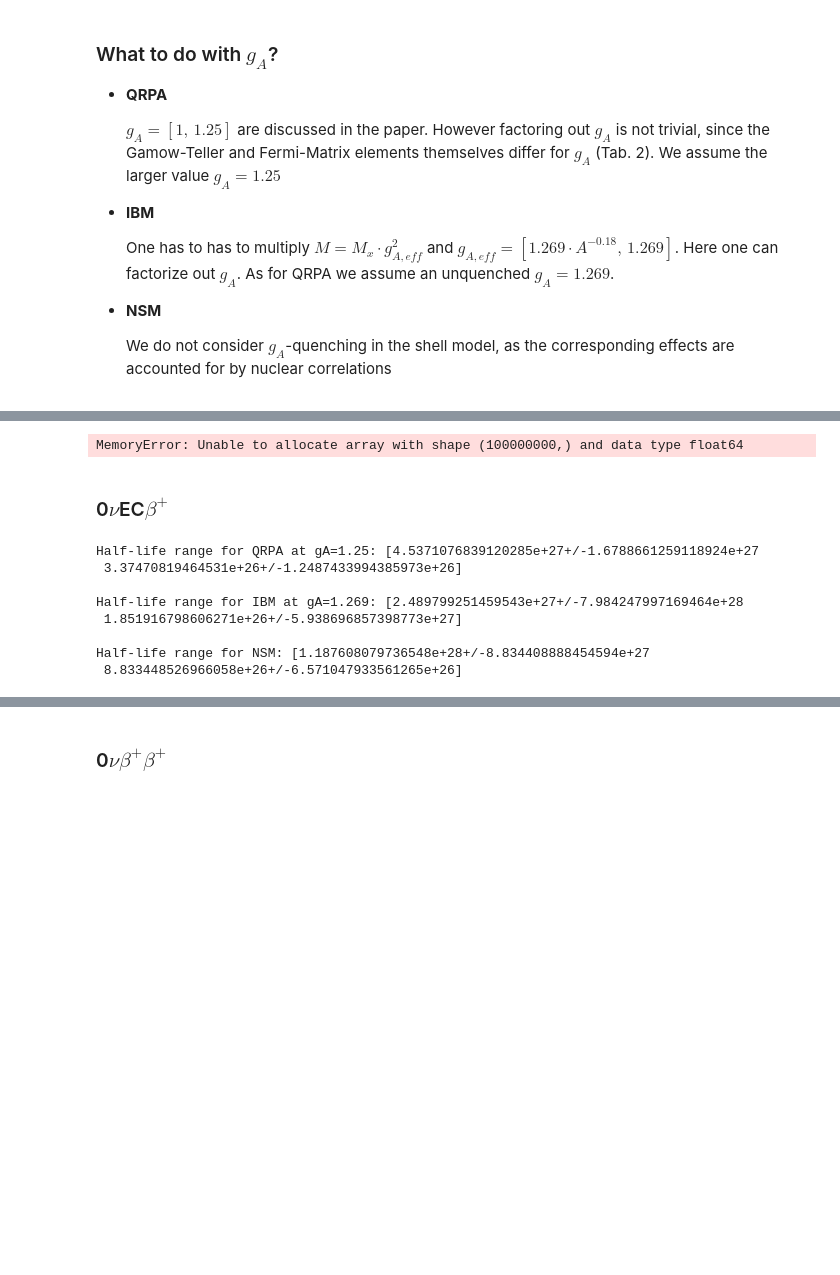
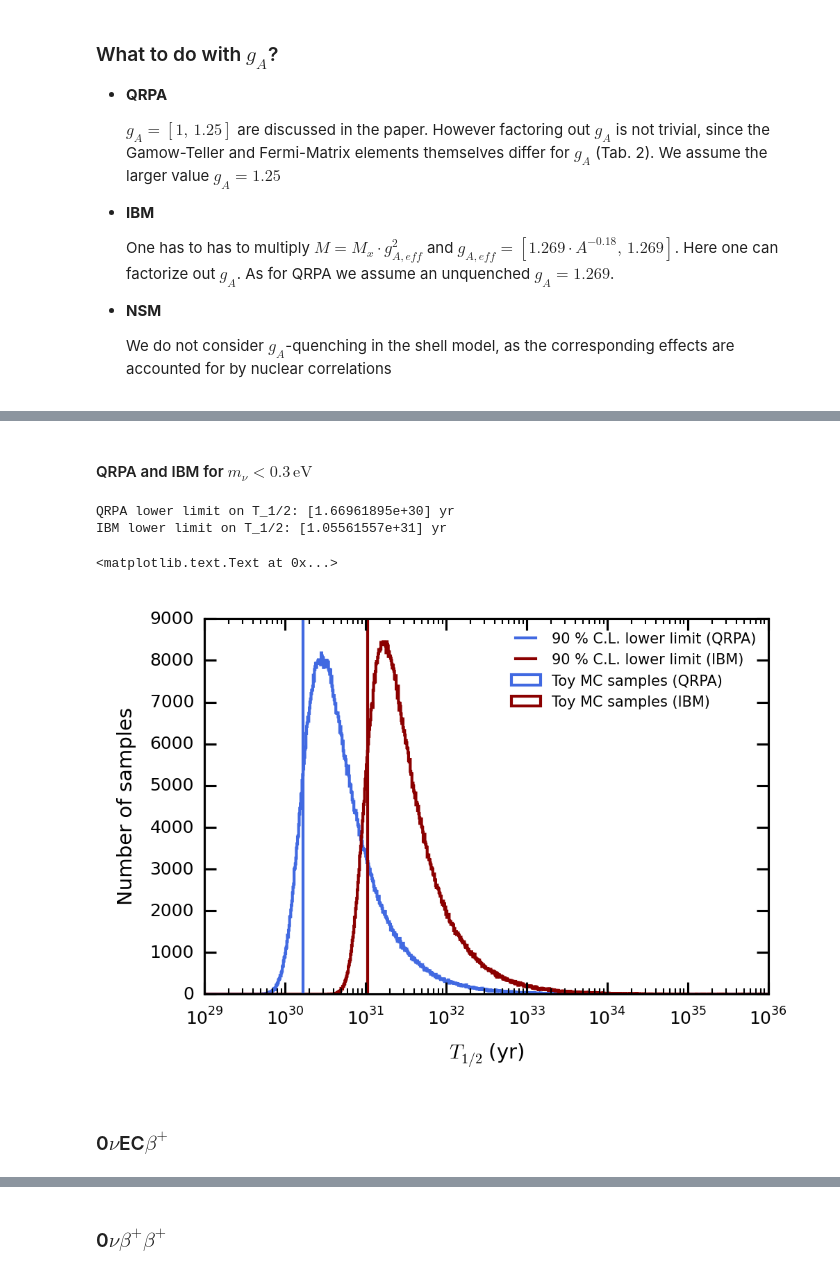
Before and after one commit to bglenardo/MuensterTPC-MC, a Jupyter notebook: Half-life calculations/0nudecays.ipynb, the cells around one changed output, grey strips where cells are left out. Saved outputs shown, nothing was run; the diff lists cells and outputs as text; code cells hidden in the pictures; blank space fills up the shorter version.

```diff
--- a/Half-life calculations/0nudecays.ipynb
+++ b/Half-life calculations/0nudecays.ipynb
@@ -193,32 +283,34 @@ Half-life range for IBM at gA=1.269: [2.0393399316703734e+31+/-3.96070152018627e
+# %% [markdown]
+#### QRPA and IBM for $m_\nu < 0.3\,\text{eV}$
 # %%
-def plot_loghist(x, nbins=100, histrange=(1,1e32), **kwargs):
-    hist, bins = np.histogram(x, bins=nbins, range=histrange)
-    logbins = np.logspace(np.log10(bins[0]),np.log10(bins[-1]),len(bins))
-    plt.hist(x, bins=logbins, range=histrange, **kwargs)
-    plt.xscale('log')
+mnu_square_katrin = ufloat(-1.0e-6/(1.1**2/0.3**2), 1.0e-6/(1.1**2/0.3**2))
+t0vecec_qrpa=sample_halflife_mnusquare(me, mnu_square_katrin, m0vecec_qrpa, g0vecec, R, 1000000)
+t0vecec_ibm=sample_halflife_mnusquare(me, mnu_square_katrin, m0vecec_ibm, g0vecec, R, 1000000)
 
+lowerlimit_qrpa = np.quantile(t0vecec_qrpa, [0.1])
+lowerlimit_ibm = np.quantile(t0vecec_ibm, [0.1])
 
-mnu_square_katrin = ufloat(-1.0e-6, 1.0e-6)
-
-t0vecec_qrpa=sample_halflife_mnusquare(me, mnu_square_katrin, m0vecec_qrpa, g0vecec, R, 100000000)
-#Select positive values => Is that correct?
-t0vecec_qrpa=t0vecec_qrpa[t0vecec_qrpa>0]
-
-lowerlimit = np.quantile(t0vecec_qrpa, [0.1])
-print('Lower limit on the half-life:', lowerlimit, 'yr')
+print('QRPA lower limit on T_1/2:', lowerlimit_qrpa, 'yr')
+print('IBM lower limit on T_1/2:', lowerlimit_ibm, 'yr')
 
 #Show negative values by multiplying with -1
-#plot_loghist(-t0vecec_qrpa, 1000, histrange=(1e25,1e36), facecolor='royalblue', edgecolor='royalblue')
-plot_loghist(t0vecec_qrpa, 1000, histrange=(1e27,1e34), facecolor='darkred', edgecolor='royalblue')
+plot_loghist(t0vecec_qrpa, 1000, histrange=(1e29,1e36), facecolor='royalblue', edgecolor='royalblue', label='Toy MC samples (QRPA)', histtype='step')
+plot_loghist(t0vecec_ibm, 1000, histrange=(1e29,1e36), facecolor='darkred', edgecolor='darkred', label='Toy MC samples (IBM)', histtype='step')
 
-plt.axvline(lowerlimit, color='black')
+plt.axvline(lowerlimit_qrpa, color='royalblue', label=('90 % C.L. lower limit (QRPA)'))
+plt.axvline(lowerlimit_ibm, color='darkred', label=('90 % C.L. lower limit (IBM)'))
+
+plt.legend(frameon=False)
 plt.xlabel('$T_{1/2}$ (yr)')
 plt.ylabel('Number of samples')
 
-plt.draw()
-plt.show()
+#plt.draw()
+#plt.show()
 # %% [output]
-MemoryError: Unable to allocate array with shape (100000000,) and data type float64
+QRPA lower limit on T_1/2: [1.66961895e+30] yr
+IBM lower limit on T_1/2: [1.05561557e+31] yr
+<matplotlib.text.Text at 0x...>
+[figure, added]
 # %% [markdown]
 ### 0$\nu$EC$\beta^+$
 # %%
@@ -230,14 +322,14 @@ m0vecbp_qrpa = ufloat(m0vecbp_qrpa,delta_m0vecbp_qrpa)
 
 T_0vecbp_qrpa = np.divide(1,np.multiply((m0vecbp_qrpa**2) * (g0vecbp) * ((1/me)**2), np.power(mnu,2)))
 
-print('Half-life range for QRPA at gA=1.25:', T_0vecbp_qrpa, '\n')
+#print('Half-life range for QRPA at gA=1.25:', T_0vecbp_qrpa, '\n')
 
 #IBM at gA=1.269
 m0vecbp_ibm = M_0vecbp['IBM']*(np.max(gA_xe124['IBM'])**2)
 
 T_0vecbp_ibm = np.divide(1,np.multiply((m0vecbp_ibm**2) * (g0vecbp) * ((1/me)**2), np.power(mnu,2)))
 
-print('Half-life range for IBM at gA=1.269:', T_0vecbp_ibm, '\n')
+#print('Half-life range for IBM at gA=1.269:', T_0vecbp_ibm, '\n')
 
 #NSM
 m0vecbp_nsm=np.mean(M_0vecbp['NSM'])
@@ -247,13 +339,4 @@ m0vecbp_nsm = ufloat(m0vecbp_nsm,delta_m0vecbp_nsm)
 
 T_0vecbp_nsm = np.divide(1,np.multiply((m0vecbp_nsm**2) * (g0vecbp) * ((1/me)**2), np.power(mnu,2)))
 
-print('Half-life range for NSM:', T_0vecbp_nsm, '\n')
+#print('Half-life range for NSM:', T_0vecbp_nsm, '\n')
-# %% [output]
-Half-life range for QRPA at gA=1.25: [4.5371076839120285e+27+/-1.6788661259118924e+27
- 3.37470819464531e+26+/-1.2487433994385973e+26]
-
-Half-life range for IBM at gA=1.269: [2.489799251459543e+27+/-7.984247997169464e+28
- 1.851916798606271e+26+/-5.938696857398773e+27]
-
-Half-life range for NSM: [1.187608079736548e+28+/-8.834408888454594e+27
- 8.833448526966058e+26+/-6.571047933561265e+26]
```
Also changed, not shown: parts of 20 cells of this notebook.
